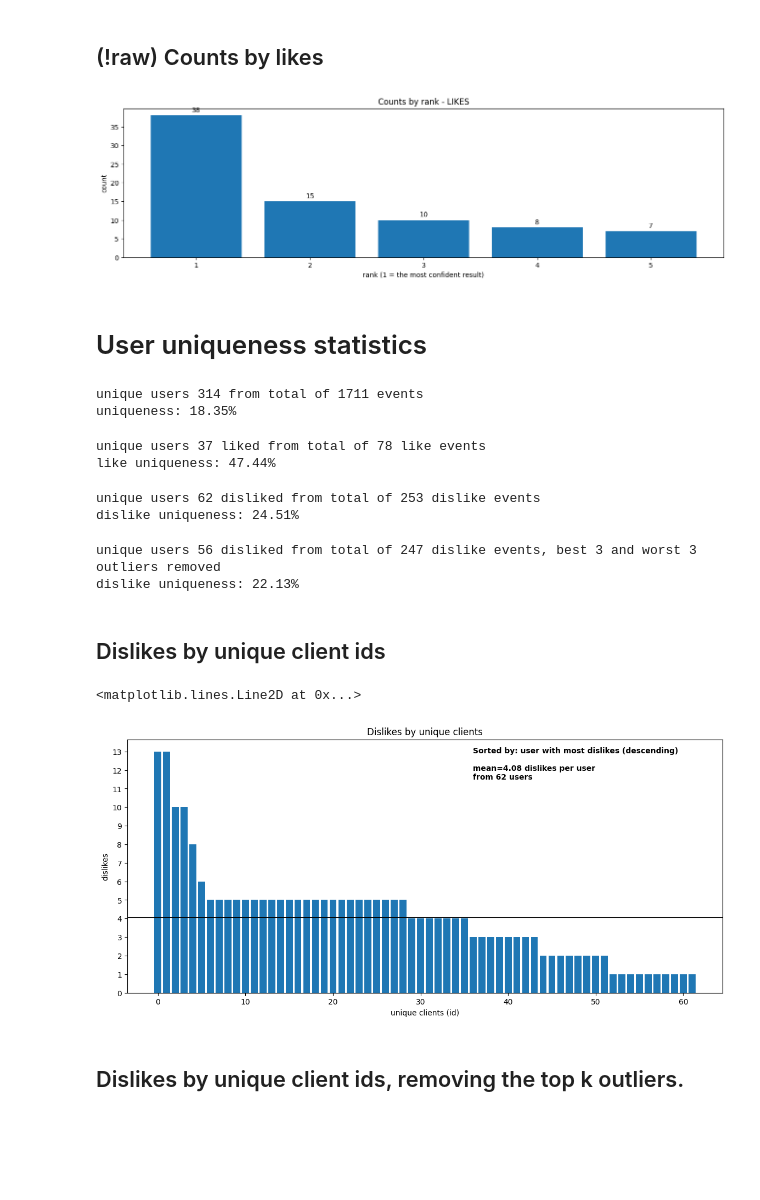
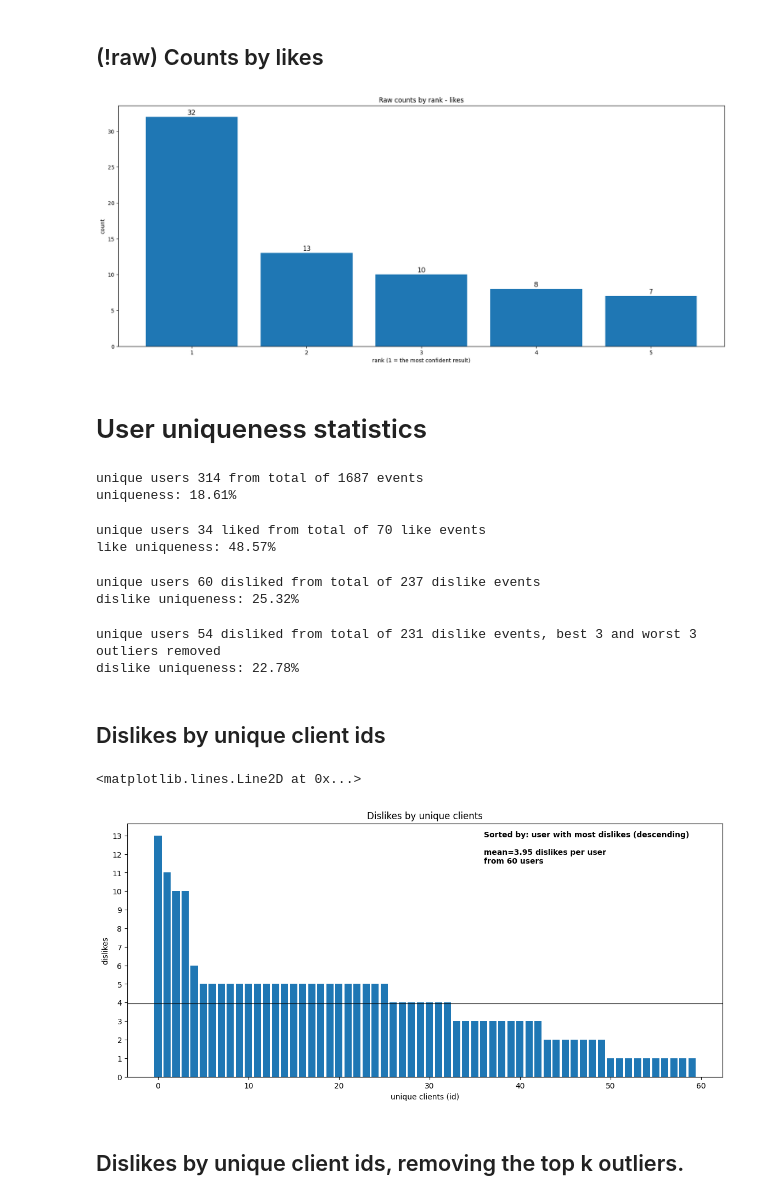
Before and after one commit to the-mama-ai/msearch_csas_ux_analysis, a Jupyter notebook: analysis.ipynb, the cells around one changed output. Drawn from its saved outputs; the diff is of its cells as text; code cells hidden in the pictures; blank space fills up the shorter version.

Commit message:
query sentiments (with view-source) sorted by timestamps update graphs

```diff
--- a/analysis.ipynb
+++ b/analysis.ipynb
@@ -29,22 +24,22 @@ df: pd.DataFrame = pd.DataFrame.from_records([event.to_dict() for event in event
 @dataclasses.dataclass
 class Client:
     id: uuid.UUID
-    liked_incident_result: dict[str, list[Event]] = dataclasses.field(default_factory=dict)
-    disliked_incident_result: dict[str, list[Event]] = dataclasses.field(default_factory=dict)
+    liked_incident_result: dict[str, list[list[int, Event]]] = dataclasses.field(default_factory=dict)
+    disliked_incident_result: dict[str, list[list[int, Event]]] = dataclasses.field(default_factory=dict)
 
 
 clients: dict[uuid.UUID, Client] = {}
-for event in events:
+for index, event in enumerate(events):
     client: Client = clients.get(event.client_id, Client(event.client_id))
 
     if event.event_type == EventType.LIKE:
         if event.similar_ticket_id not in client.liked_incident_result:
             client.liked_incident_result[event.similar_ticket_id] = []
-        client.liked_incident_result[event.similar_ticket_id].append(event)
+        client.liked_incident_result[event.similar_ticket_id].append([index, event])
     if event.event_type == EventType.DISLIKE:
         if event.similar_ticket_id not in client.disliked_incident_result:
             client.disliked_incident_result[event.similar_ticket_id] = []
-        client.disliked_incident_result[event.similar_ticket_id].append(event)
+        client.disliked_incident_result[event.similar_ticket_id].append(([index, event]))
 
     clients[event.client_id] = client
 
@@ -55,14 +50,24 @@ def did_toggle(toggled_events: list[Event]) -> bool:
     return len(toggled_events) % 2 == 0
 
 
-
+event_indices_to_remove: list[int] = []
 for client in clients.values():
 
     for result_id, possibly_toggled_events in client.liked_incident_result.items():
         if did_toggle(possibly_toggled_events):
-            print(f"{client.id} : {result_id}  toggled {len(possibly_toggled_events)} likes.")
+            print(f"{client.id} : {result_id}  toggled {len(possibly_toggled_events)} likes")
+            for index, event in possibly_toggled_events:
+                event_indices_to_remove.append(index)
 
     for possibly_toggled_events in client.disliked_incident_result.values():
         if did_toggle(possibly_toggled_events):
             print(f"{client.id} : {result_id}  toggled {len(possibly_toggled_events)} dislikes.")
+            for index, event in possibly_toggled_events:
+                event_indices_to_remove.append(index)
+
+untoggled_events = []
+for index, event in enumerate(events):
+    if index in event_indices_to_remove:
+        continue
+    untoggled_events.append(event)
 # %% [output]
@@ -92,3 +86,6 @@ b947cbfb-7505-40bc-aa85-5d4e4b5efcbe : INC50402951  toggled 2 likes.
+# %%
+events = untoggled_events
+df: pd.DataFrame = pd.DataFrame.from_records([event.to_dict() for event in events])
 # %% [markdown]
 ## Normalized queries sentiment during time.
 # %%
@@ -293,15 +300,15 @@ dislike_event: Event
 for dislike_event in dislike_events:
     rank_count_dislikes[dislike_event.rank] += 1
 
-f, ax = plt.subplots(figsize=(16, 4))
+f, ax = plt.subplots(figsize=(20, 8))
 plt.bar(
     x=range(len(rank_count_dislikes)),
     height=rank_count_dislikes.values(),
     tick_label=list(range(1, 6))
 )
-plt.title('Counts by rank - DISLIKES')
+plt.title('Raw counts by rank - dislikes')
 plt.xlabel('rank (1 = the most confident result)')
 plt.ylabel('count')
 # add the count above each bar
 for i, count in enumerate(rank_count_dislikes.values()):
-    ax.text(i, count + 0.5, str(count), ha='center', va='bottom')
+    ax.text(i, count + 0.1, str(count), size=12, ha='center', va='bottom')
@@ -310,25 +319,25 @@ for i, count in enumerate(rank_count_dislikes.values()):
 # %%
 like_events: list[Event] = [event for event in events if event.event_type == EventType.LIKE]
 
 rank_count_likes: dict[int, int] = {i: 0 for i in range(5)}
 like_event: Event
 for like_event in like_events:
     rank_count_likes[like_event.rank] += 1
 
-f, ax = plt.subplots(figsize=(16, 4))
+f, ax = plt.subplots(figsize=(20, 8))
 plt.bar(
     range(len(rank_count_likes)),
     rank_count_likes.values(),
     tick_label=list(range(1, 6))
 )
-plt.title('Counts by rank - LIKES')
+plt.title('Raw counts by rank - likes')
 plt.xlabel('rank (1 = the most confident result)')
 plt.ylabel('count')
 # add the count above each bar
 for i, count in enumerate(rank_count_likes.values()):
-    ax.text(i, count + 0.5, str(count), ha='center', va='bottom')
+    ax.text(i, count + 0.1, str(count), size=12, ha='center', va='bottom')
 # %% [output]
-[figure, old version]
+[figure, new version]
 # %% [markdown]
 # User uniqueness statistics
 # %%
@@ -339,8 +348,8 @@ unique_users: pd.Series = df['client_id'].unique()
 print(f"unique users {unique_users.size} from total of {len(events)} events")
 print(f"uniqueness: {float(unique_users.size / len(events)) * 100:.2f}% ")
 # %% [output]
-unique users 314 from total of 1711 events
-uniqueness: 18.35%
+unique users 314 from total of 1687 events
+uniqueness: 18.61%
 # %%
 df_likes = pd.DataFrame.from_records([event.to_dict() for event in events
                                       if event.event_type == EventType.LIKE])
@@ -350,8 +359,8 @@ unique_likers = df_likes['client_id'].unique()
 print(f"unique users {unique_likers.size} liked from total of {len(like_events)} like events")
 print(f"like uniqueness: {float(unique_likers.size / df_likes.shape[0]) * 100:.2f}%")
 # %% [output]
-unique users 37 liked from total of 78 like events
-like uniqueness: 47.44%
+unique users 34 liked from total of 70 like events
+like uniqueness: 48.57%
 # %%
 df_dislikes: pd.DataFrame = pd.DataFrame.from_records([event.to_dict() for event in dislike_events
                                                        if event.event_type == EventType.DISLIKE])
@@ -361,8 +370,8 @@ unique_dislikers = df_dislikes['client_id'].unique()
 print(f"unique users {unique_dislikers.size} disliked from total of {df_dislikes.shape[0]} dislike events")
 print(f"dislike uniqueness: {float(unique_dislikers.size / df_dislikes.shape[0]) * 100:.2f}%")
 # %% [output]
-unique users 62 disliked from total of 253 dislike events
-dislike uniqueness: 24.51%
+unique users 60 disliked from total of 237 dislike events
+dislike uniqueness: 25.32%
 # %%
 unique_dislikers_with_counts: pd.Series = df_dislikes['client_id'].value_counts()
 OUTLIER_THRESHOLD: float = 0.05
@@ -373,8 +382,8 @@ print(
     f"unique users {unique_dislikers_with_counts.size} disliked from total of {df_dislikes.shape[0] - 2 * k} dislike events, best {k} and worst {k} outliers removed ")
 print(f"dislike uniqueness: {float(unique_dislikers_with_counts.size / df_dislikes.shape[0]) * 100:.2f}%")
 # %% [output]
-unique users 56 disliked from total of 247 dislike events, best 3 and worst 3 outliers removed
-dislike uniqueness: 22.13%
+unique users 54 disliked from total of 231 dislike events, best 3 and worst 3 outliers removed
+dislike uniqueness: 22.78%
 # %% [markdown]
 ## Dislikes by unique client ids
 # %%
@@ -398,7 +407,7 @@ plt.text(36, 11.5,
 plt.axhline(unique_dislikers_with_counts.mean(), linewidth=.8, color='k')
 # %% [output]
 <matplotlib.lines.Line2D at 0x...>
-[figure, old version]
+[figure, new version]
 # %% [markdown]
 ## Dislikes by unique client ids, removing the top k outliers.
 # %%
```
Also changed, not shown: parts of 13 cells of this notebook, 6 other files.
